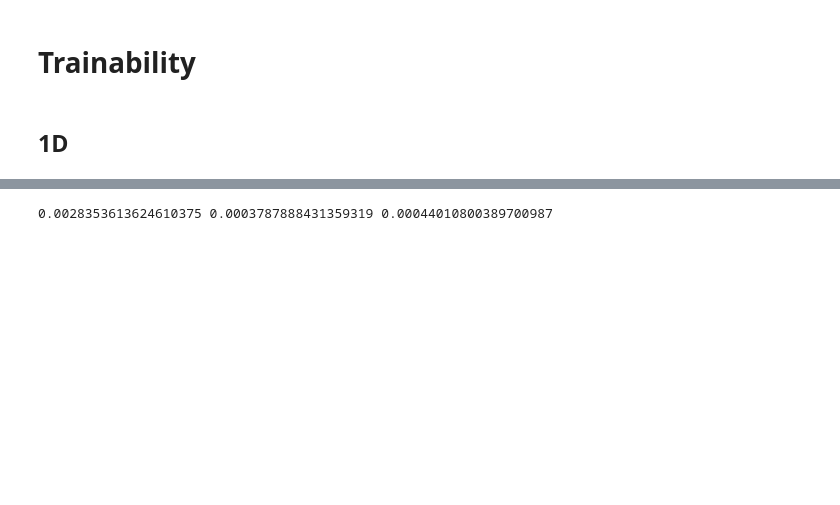
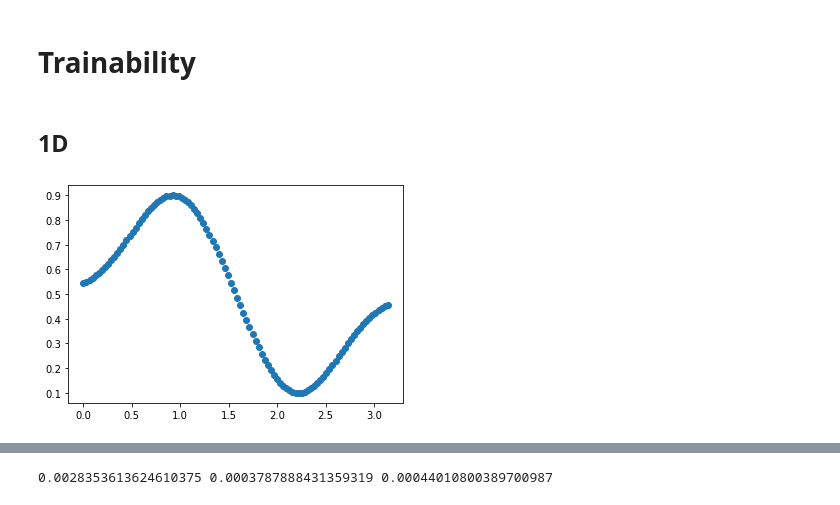
Before and after one commit to KristianWold/Thesis, a Jupyter notebook: notebooks/analysis/Trainability, Analysis.ipynb, the cells around one changed output, grey strips where cells are left out. Drawn from its saved outputs; the diff is of its cells as text; code cells hidden in the pictures; blank space fills up the shorter version.

```diff
--- a/notebooks/analysis/Trainability, Analysis.ipynb
+++ b/notebooks/analysis/Trainability, Analysis.ipynb
@@ -31,6 +31,11 @@ y = gaussian(x, 0.3, 0.02) - gaussian(x, 0.7, 0.02)
 
 x = scaler(x, a=0, b=np.pi)
 y = scaler(y, a=0.1, b=0.9)
+# %%
+plt.plot(x, y, 'o')
+plt.show()
+# %% [output]
+[figure, added]
 # %%
 qnn_list1 = loader(data_path("trainability_qnn_1D_reps_1"))
 qnn_list2 = loader(data_path("trainability_qnn_1D_reps_2"))
```
Also changed, not shown: parts of 3 cells of this notebook.
